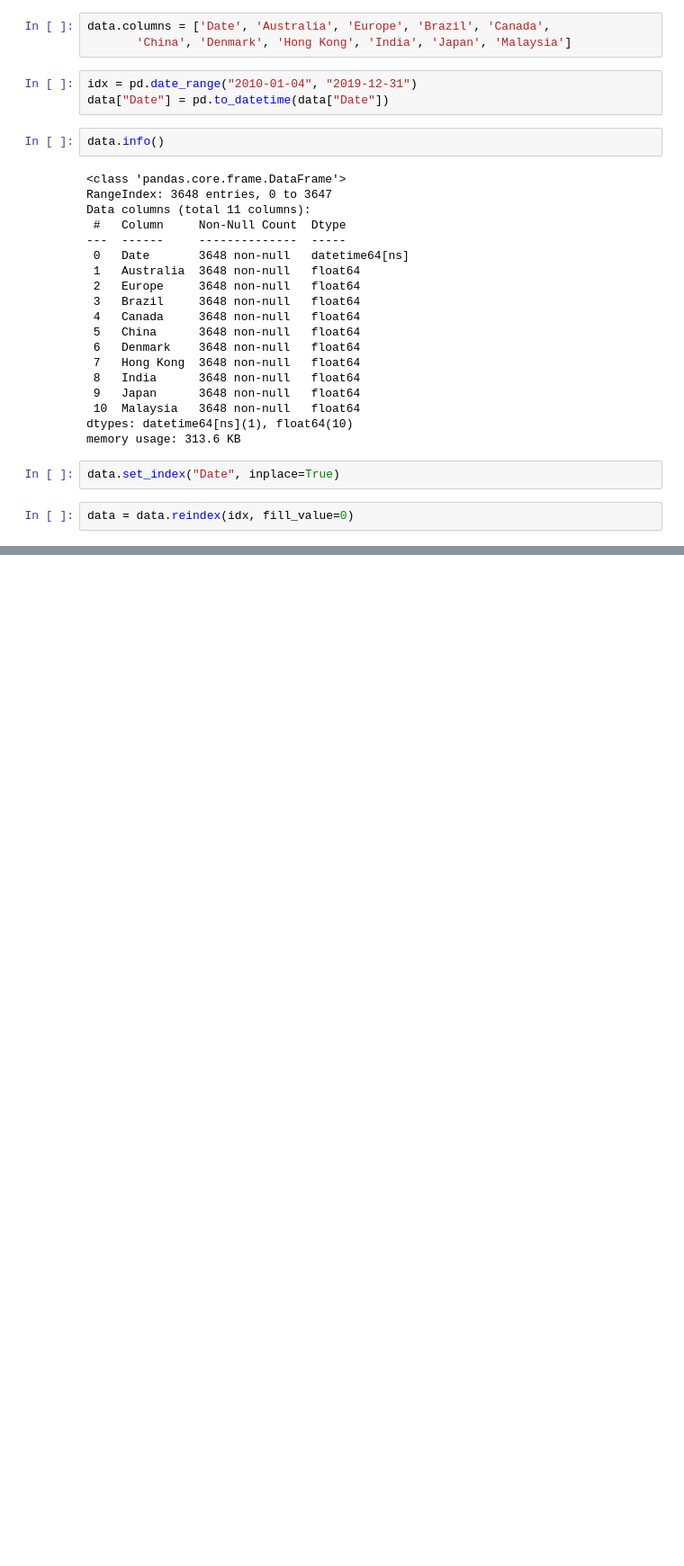
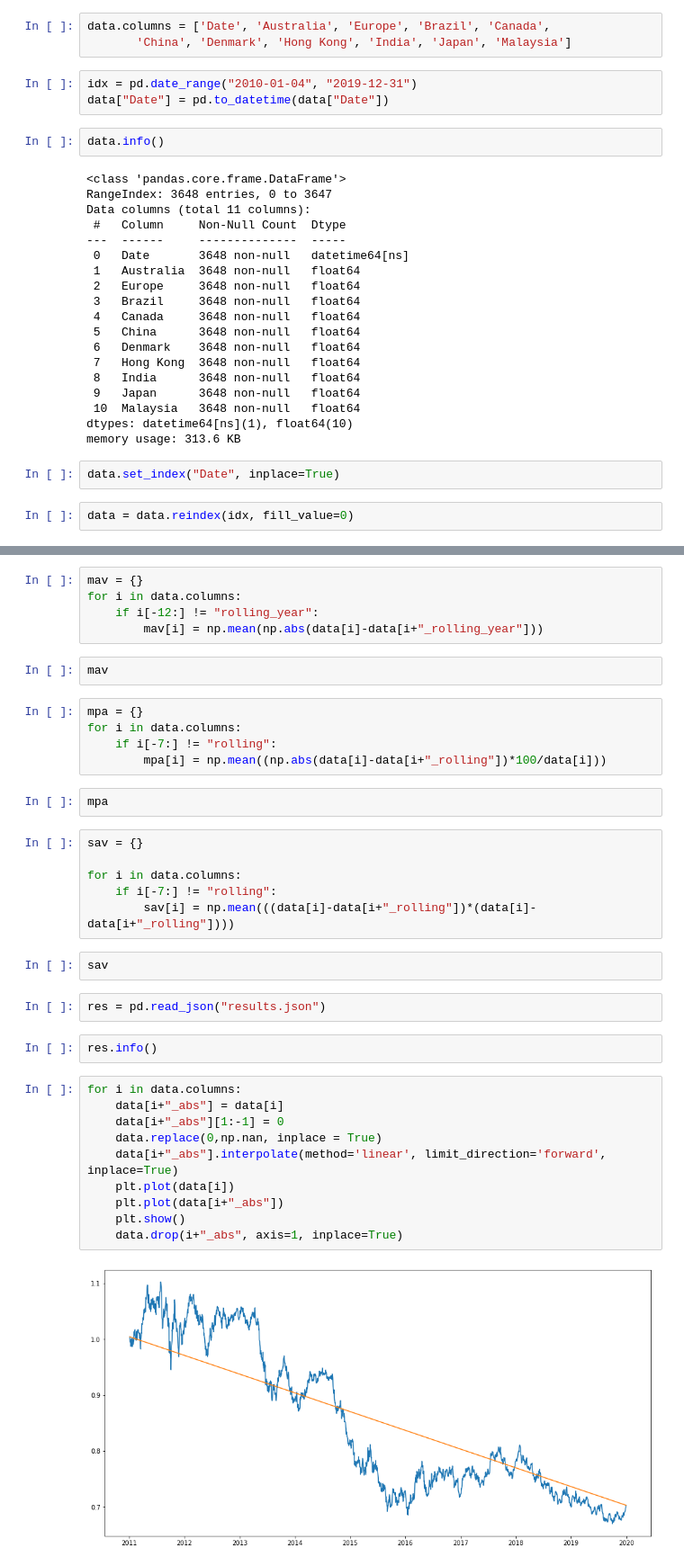
Before and after one commit to P3rdix/DL_Currency_Exchange_Rate, a Jupyter notebook: Preprocessing.ipynb, the cells around one changed output, grey strips where cells are left out. Shown at 90% size. Cells and saved outputs as stored; diff of their text form; blank space fills up the shorter version.

```diff
--- a/Preprocessing.ipynb
+++ b/Preprocessing.ipynb
@@ -126,0 +152,38 @@ Freq: D, Name: Japan, dtype: float64
+# %%
+mav = {}
+for i in data.columns:
+    if i[-12:] != "rolling_year":
+        mav[i] = np.mean(np.abs(data[i]-data[i+"_rolling_year"]))
+# %%
+mav
+# %%
+mpa = {}
+for i in data.columns:
+    if i[-7:] != "rolling":
+        mpa[i] = np.mean((np.abs(data[i]-data[i+"_rolling"])*100/data[i]))
+# %%
+mpa
+# %%
+sav = {}
+
+for i in data.columns:
+    if i[-7:] != "rolling":
+        sav[i] = np.mean(((data[i]-data[i+"_rolling"])*(data[i]-data[i+"_rolling"])))
+# %%
+sav
+# %%
+res = pd.read_json("results.json")
+# %%
+res.info()
+# %%
+for i in data.columns:
+    data[i+"_abs"] = data[i]
+    data[i+"_abs"][1:-1] = 0
+    data.replace(0,np.nan, inplace = True)
+    data[i+"_abs"].interpolate(method='linear', limit_direction='forward', inplace=True)
+    plt.plot(data[i])
+    plt.plot(data[i+"_abs"])
+    plt.show()
+    data.drop(i+"_abs", axis=1, inplace=True)
+# %% [output]
+[figure, added]
```
Also changed, not shown: parts of 6 cells of this notebook, 2 other files.
